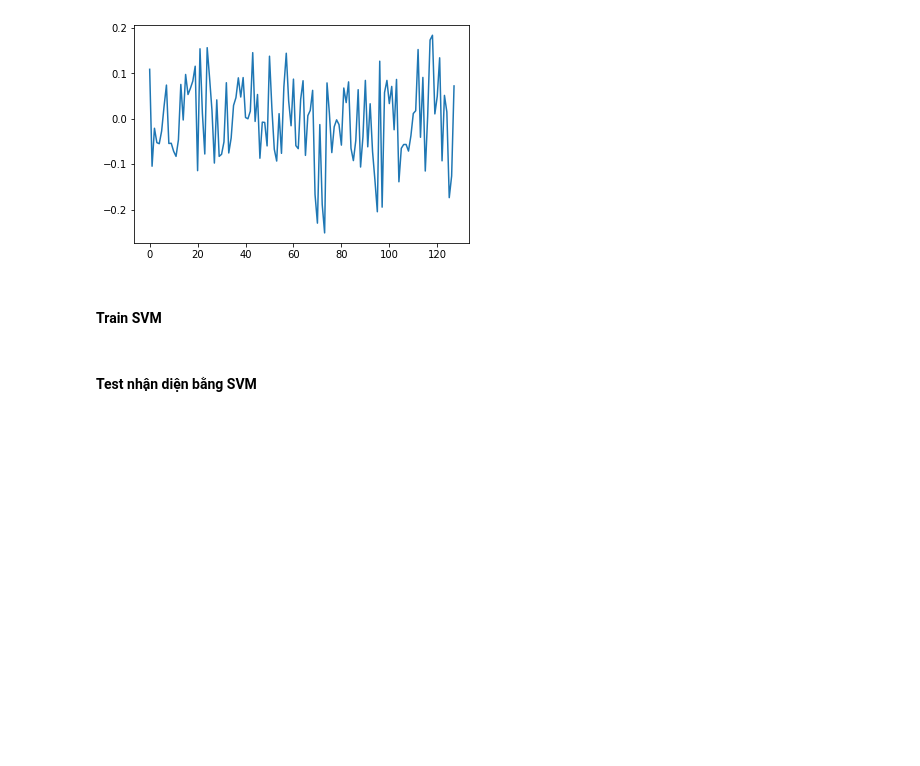
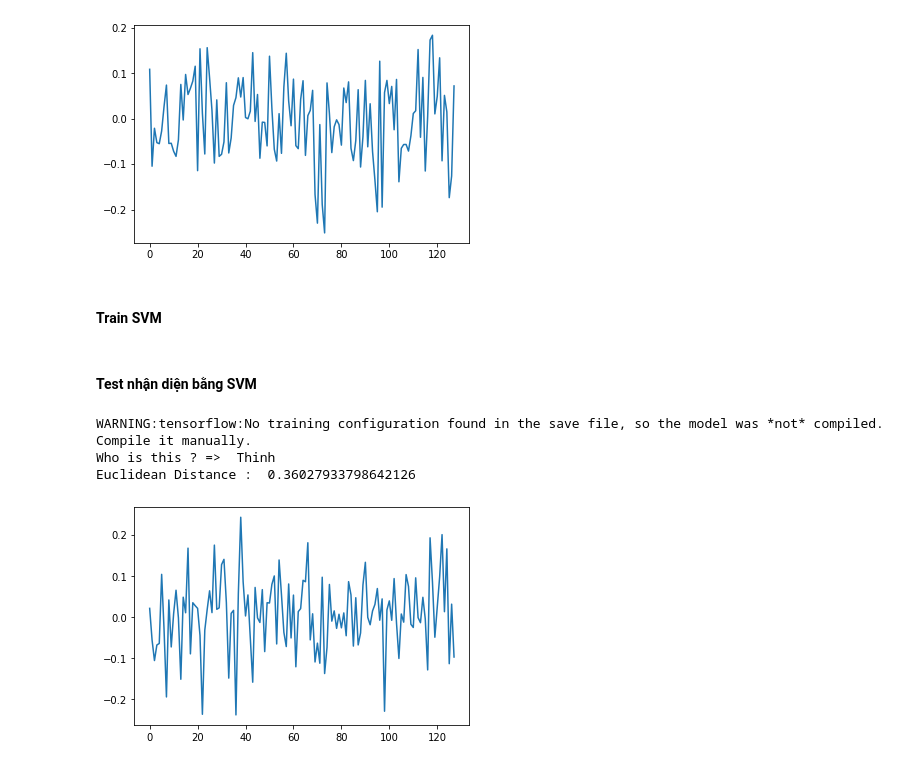
Before and after one commit to phuocleoceo/Face-Recognition, a Jupyter notebook: API.ipynb, the cells around one changed output. Saved outputs shown, nothing was run; the diff lists cells and outputs as text; code cells hidden in the pictures; blank space fills up the shorter version.

```diff
--- a/API.ipynb
+++ b/API.ipynb
@@ -59,13 +66,18 @@ svm.train()
 # %% [markdown]
 #### Test nhận diện bằng SVM
 # %%
-# img = cv2.imread("./Dataset/Test/Thinh/thinh.jpg")
-img = cv2.imread("./Dataset/UNKNOWN/tzuyu.png")
+img = cv2.imread("./Dataset/Test/Thinh/thinh.jpg")
+# img = cv2.imread("./Dataset/UNKNOWN/tzuyu.png")
 
 fn = Facenet()
 identity, distance, embd = fn.Get_People_Identity_SVM(img)[0]
 print("Who is this ? => ", identity)
 print("Euclidean Distance : ", distance)
 
 plt.plot(embd[0])
 plt.show()
+# %% [output]
+WARNING:tensorflow:No training configuration found in the save file, so the model was *not* compiled. Compile it manually.
+Who is this ? =>  Thinh
+Euclidean Distance :  0.36027933798642126
+[figure, added]
```
Also changed, not shown: parts of 1 cell of this notebook, 4 other files.
